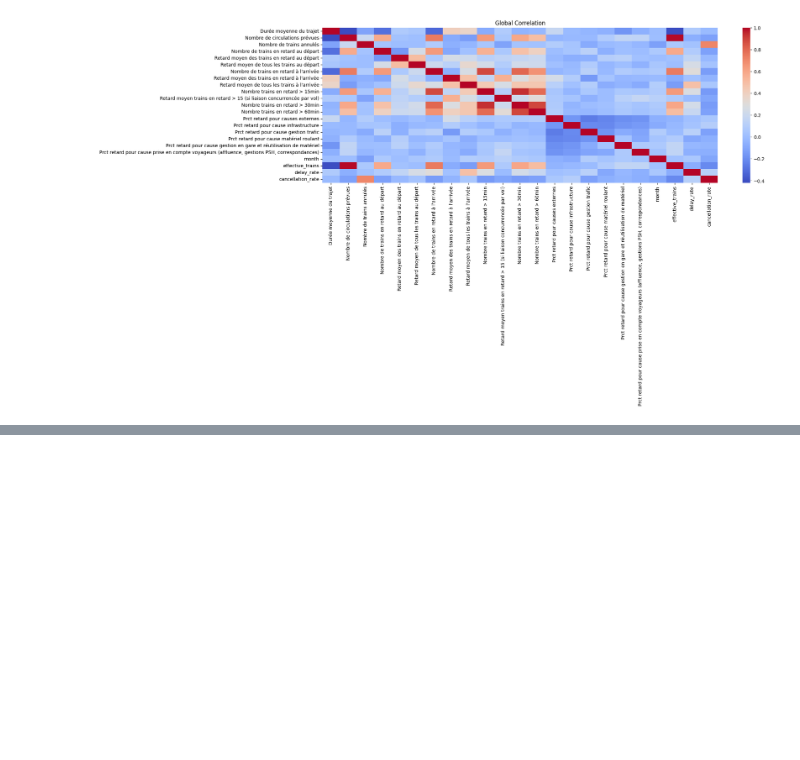
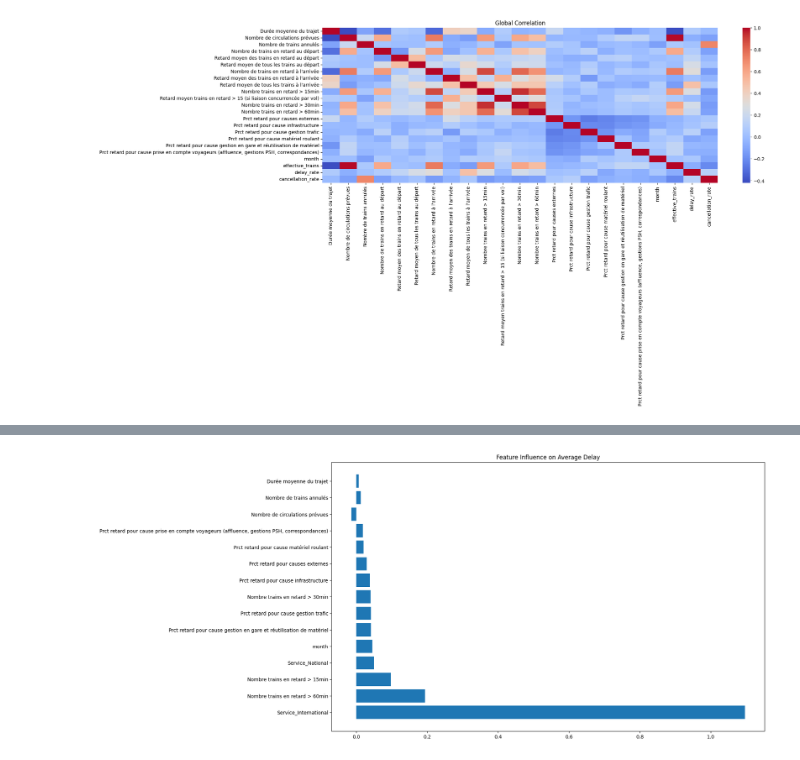
Before and after one commit to AlexandrG1209/tardis, a Jupyter notebook: tardis_eda.ipynb, the cells around one changed output, grey strips where cells are left out. Drawn from its saved outputs; the diff is of its cells as text; code cells hidden in the pictures; blank space fills up the shorter version.

```diff
--- a/tardis_eda.ipynb
+++ b/tardis_eda.ipynb
@@ -352,0 +353,4 @@ The global
+# %%
+
+df["reconstructed_delay"] = (df["delay_rate"] * df["Retard moyen des trains en retard à l'arrivée"])
+df[["reconstructed_delay", "Retard moyen de tous les trains à l'arrivée"]].corr()
@@ -352,0 +433,7 @@ The global
+# %%
+plt.figure(figsize=(16,10))
+plt.barh(importance["Feature"], importance["Coefficent"])
+plt.title("Feature Influence on Average Delay")
+plt.show()
+# %% [output]
+[figure, added]
```
Also changed, not shown: parts of 3 cells of this notebook.
